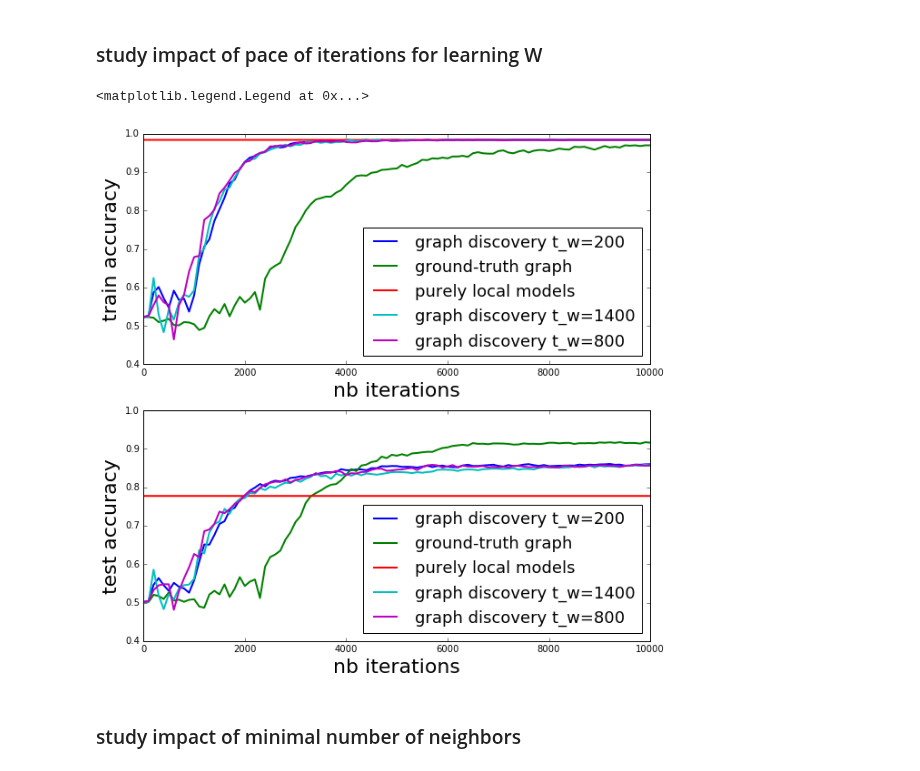
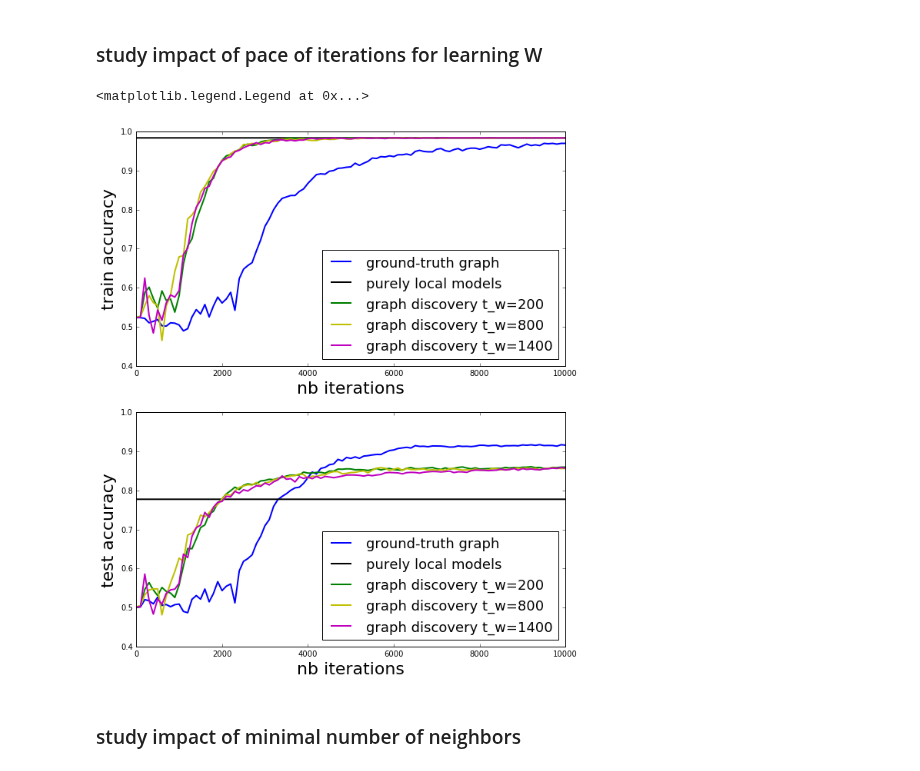
Before and after one commit to vzantedeschi/Dada, a Jupyter notebook: notebooks/Moons-100users.ipynb, the cells around one changed output. Saved outputs shown, nothing was run; the diff lists cells and outputs as text; code cells hidden in the pictures.

Commit message:
order labels

```diff
--- a/notebooks/Moons-100users.ipynb
+++ b/notebooks/Moons-100users.ipynb
@@ -41,7 +41,7 @@ nodes, adj_matrix, similarities = synthetic_graph(X, Y, X_test, Y_test, V, theta
 vmin, vmax = get_min_max(X)
 base_clfs = get_stumps(n=B, d=D+1, min_v=vmin, max_v=vmax)
 
-results = {}
+# results = {}
 
 callbacks = {
     'accuracy': [central_accuracy, []],
@@ -55,6 +55,14 @@ colors = {
     "global-local mixture": "y",
     "personalized linear": "m",
 }
+
+methods = [
+    "Dada",
+    "global l1 Adaboost",
+    "purely local models",
+    "global-local mixture",
+    "personalized linear"
+]
 # %%
 nodes_copy = deepcopy(nodes)
 results["Dada"] = regularized_local_FW(nodes_copy, base_clfs, beta=BETA, nb_iter=NB_ITER, mu=MU, callbacks=callbacks, checkevery=checkevery)
@@ -84,7 +92,8 @@ plt.ylabel('train accuracy', fontsize=22)
 plt.xlim(0, max_iter)
 plt.ylim(0.4, 1)
 
-for k, r_list in results.items():
+for k in methods:
+    r_list = results[k]
     try:
         if k == "Dada":
             c = 100
@@ -102,7 +111,8 @@ plt.ylabel('test accuracy', fontsize=22)
 plt.xlim(0, max_iter)
 plt.ylim(0.4, 1)
 
-for k, r_list in results.items():
+for k in methods:
+    r_list = results[k]
     try:
         if k == "Dada":
             c = 100
@@ -184,39 +194,57 @@ for p in [200, 800, 1400]:
     gd_nodes = deepcopy(nodes)
     results_gd["graph discovery t_w={}".format(p)] = gd_reg_local_FW(gd_nodes, base_clfs, init_w, gd_method={"name":"laplacian", "pace_gd": p, "args":(min_k)}, beta=BETA, mu=0.1, reset_step=False, nb_iter=10000, callbacks=callbacks, checkevery=checkevery)
 # %%
+colors = {
+    "ground-truth graph": "b",
+    "graph discovery t_w=200": "g",
+    "purely local models": "k",
+    "graph discovery t_w=800": "y",
+    "graph discovery t_w=1400": "m",
+}
+
+methods = [
+    "ground-truth graph",
+    "purely local models",
+    "graph discovery t_w=200",
+    "graph discovery t_w=800",
+    "graph discovery t_w=1400"
+]
+
 NB_ITER=10000
-plt.figure(1, figsize=(10, 10))
+plt.figure(1, figsize=(10, 12))
 
 plt.subplot(211)
 plt.xlabel('nb iterations', fontsize=22)
 plt.ylabel('train accuracy', fontsize=22)
 plt.xlim(0, NB_ITER)
 plt.ylim(0.4, 1)
 
-for k, r_list in results_gd.items():
+for k in methods:
+    r_list = results_gd[k]
     try:
-        plt.plot([i*100 for i in range(len(r_list))], [r['accuracy'][0] for r in r_list], label='{}'.format(k), linewidth=2)
+        plt.plot([i*100 for i in range(len(r_list))], [r['accuracy'][0] for r in r_list], label='{}'.format(k), color=colors[k], linewidth=2)
     except:
-        plt.plot(range(NB_ITER+1), [r_list[0]]*(NB_ITER+1), label='{}'.format(k), linewidth=2)
+        plt.plot(range(NB_ITER+1), [r_list[0]]*(NB_ITER+1), label='{}'.format(k), linewidth=2, color=colors[k])
 
 plt.legend(loc='lower right', fontsize=18)
 
 plt.subplot(212)
 plt.xlabel('nb iterations', fontsize=22)
 plt.ylabel('test accuracy', fontsize=22)
 plt.xlim(0, NB_ITER)
 plt.ylim(0.4, 1)
 
-for k, r_list in results_gd.items():
+for k in methods:
+    r_list = results_gd[k]
     try:
-        plt.plot([i*100 for i in range(len(r_list))], [r['accuracy'][1] for r in r_list], label='{}'.format(k), linewidth=2)
+        plt.plot([i*100 for i in range(len(r_list))], [r['accuracy'][1] for r in r_list], label='{}'.format(k), linewidth=2, color=colors[k])
     except:
-        plt.plot(range(NB_ITER+1), [r_list[1]]*(NB_ITER+1), label='{}'.format(k), linewidth=2)
+        plt.plot(range(NB_ITER+1), [r_list[1]]*(NB_ITER+1), label='{}'.format(k), linewidth=2, color=colors[k])
 
 plt.legend(loc='lower right', fontsize=18)
 # %% [output]
 <matplotlib.legend.Legend at 0x...>
-[figure, old version]
+[figure, new version]
 # %% [markdown]
 ### study impact of minimal number of neighbors
 # %%
```
Also changed, not shown: parts of 2 cells of this notebook, 1 other file.
